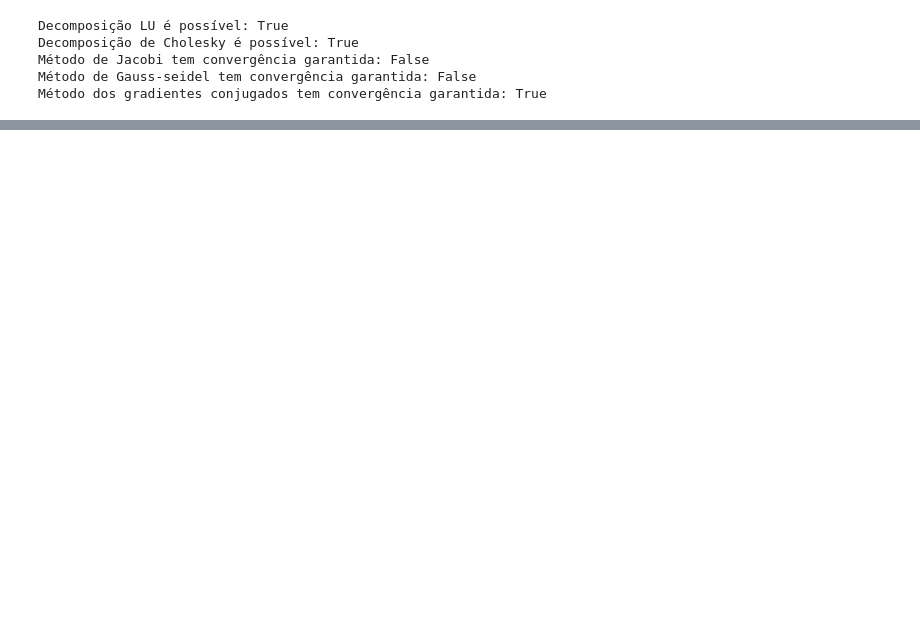
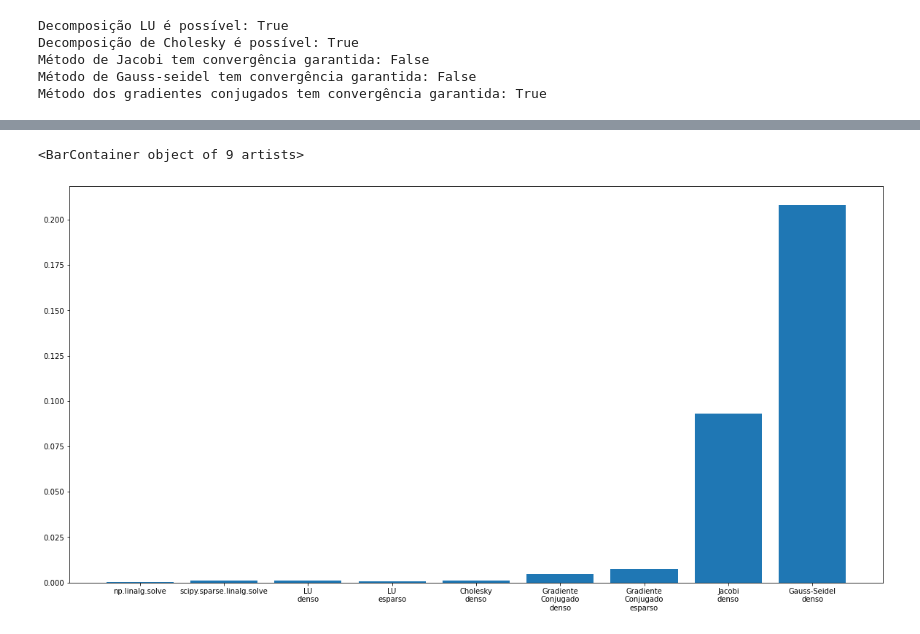
Before and after one commit to Math-42/T1-Calculo-numerico, a Jupyter notebook: T1.ipynb, the cells around one changed output, grey strips where cells are left out. Cells and saved outputs as stored; diff of their text form; code cells hidden in the pictures; blank space fills up the shorter version.

Commit message:
Fix bar graph

```diff
--- a/T1.ipynb
+++ b/T1.ipynb
@@ -420,9 +420,9 @@ tempo do método de decomposição cholesky em uma matriz densa: 117.33999991416
 dense_cg_solution, dense_cg_solution_time = execute_method(
     dense_cg_solver, L_plus_P_dense, b_dense)
 
-print(dense_cg_solution)
+#print(dense_cg_solution)
 print(
     f"tempo do método de gradiente conjugados em uma matriz densa: {dense_cg_solution_time}")
-times.append(dense_cg_solution)
+times.append(dense_cg_solution_time)
 times_labels.append("Gradiente Conjugado denso")
 # %% [output]
@@ -433,9 +431,9 @@ tempo do método de gradiente conjugados em uma matriz densa: 86.08693957328796
 sparse_cg_solution, sparse_cg_solution_time = execute_method(
     sparse_cg_solver, L_plus_P_csc_sparse, b_dense)
 
-print(sparse_cg_solution)
+#print(sparse_cg_solution)
 print(
     f"tempo do método de gradiente conjugados em uma matriz esparsa: {sparse_cg_solution_time}")
-times.append(sparse_cg_solution)
+times.append(sparse_cg_solution_time)
 times_labels.append("Gradiente Conjugado esparso")
 # %% [output]
@@ -446,8 +442,8 @@ tempo do método de gradiente conjugados em uma matriz esparsa: 0.14549446105957
 dense_jacobi_solution, dense_jacobi_solution_time = execute_method(
     dense_jacobi_solver, L_plus_P_dense, b_dense, 1e-12, 1e-12)
 
-print(dense_jacobi_solution)
+#print(dense_jacobi_solution)
 print(
     f"tempo do método de Jacobi em uma matriz densa: {dense_jacobi_solution_time}")
-times.append(dense_jacobi_solution)
+times.append(dense_jacobi_solution_time)
 times_labels.append("Jacobi denso")
@@ -455,8 +453,8 @@ times_labels.append("Jacobi denso")
 dense_gauss_seidel_solution, dense_gauss_seidel_solution_time = execute_method(dense_gauss_seidel_solver,
     L_plus_P_dense, b_dense, 1e-12, 1e-12)
 
-print(dense_gauss_seidel_solution)
+#print(dense_gauss_seidel_solution)
 print(
     f"tempo do método de Seidel em uma matriz densa: {dense_gauss_seidel_solution_time}")
-times.append(dense_gauss_seidel_solution)
+times.append(dense_gauss_seidel_solution_time)
 times_labels.append("Gauss-Seidel denso")
@@ -500,3 +504,7 @@ visualize_height(dense_lu_solution)
 # %%
 # Visualização de tempo
-plt.bar(range(len(times)), times, tick_label=times_labels)
+fig, ax = plt.subplots(figsize=[20,10])
+ax.bar(range(len(times)), times, tick_label=[i.replace(" ", "\n") for i in times_labels])
+# %% [output]
+<BarContainer object of 9 artists>
+[figure, added]
```
Also changed, not shown: parts of 14 cells of this notebook.
